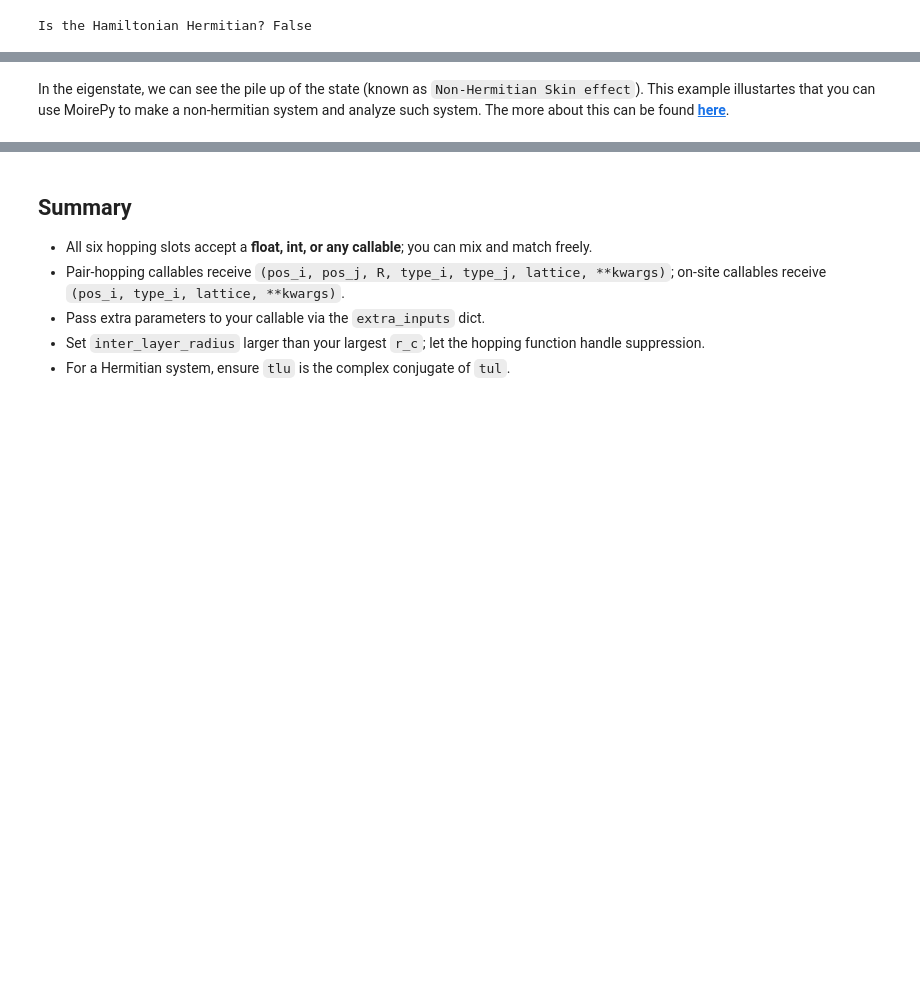
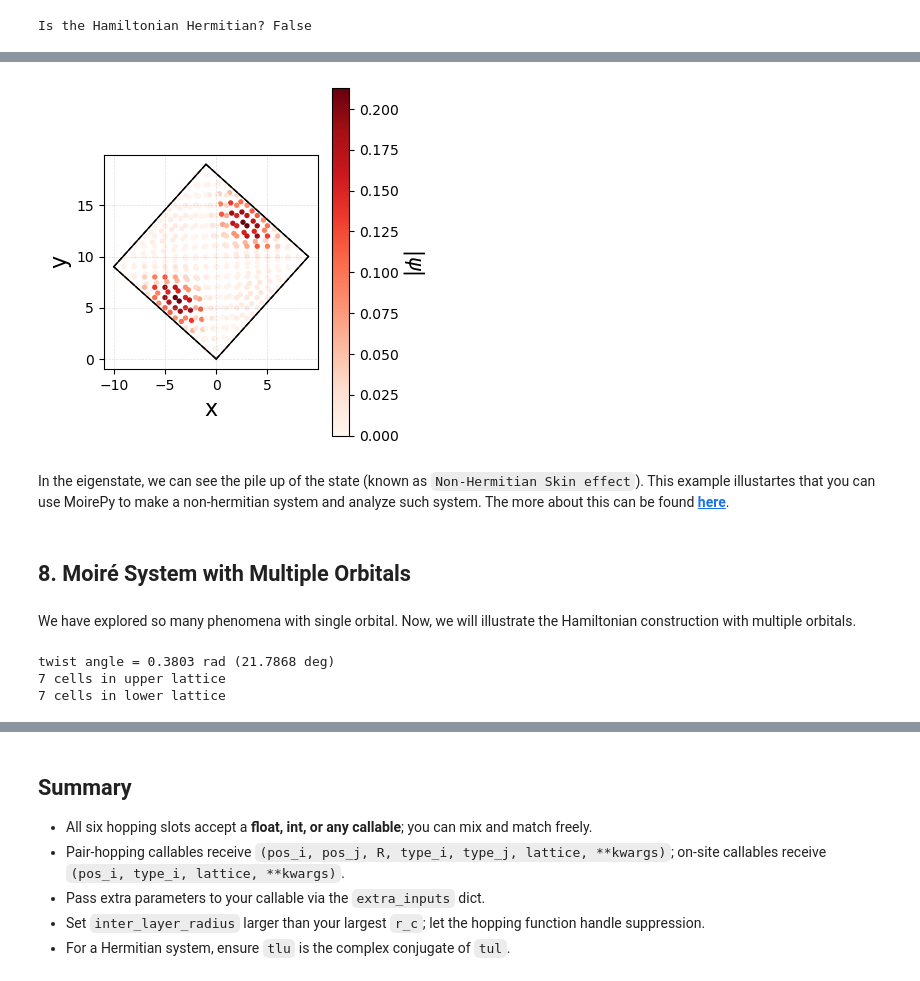
Before and after one commit to jabed-umar/MoirePy, a Jupyter notebook: docs/getting_started/custom_hoppings.ipynb, the cells around one changed output, grey strips where cells are left out. Saved outputs shown, nothing was run; the diff lists cells and outputs as text; code cells hidden in the pictures; blank space fills up the shorter version.

```diff
--- a/docs/getting_started/custom_hoppings.ipynb
+++ b/docs/getting_started/custom_hoppings.ipynb
@@ -238,2 +195,58 @@ plt.show()
+# %%
+## Lets plot the |eigenvectors| (amplitude of a given state) of the Hamiltonian for a specific eigenvalue----
+N = lattice_obc.lower_lattice.points.shape[0]
+R =  6
+
+plt.figure(figsize=(4, 4))
+nx = lattice_obc.n1
+ny = lattice_obc.n2
+mlv1 = lattice_obc.mlv1
+mlv2 = lattice_obc.mlv2
+
+# Draw large unit cell
+plt.plot([0, nx*mlv1[0]], [0, nx*mlv1[1]], 'k', linewidth=1)
+plt.plot([0, ny*mlv2[0]], [0, ny*mlv2[1]], 'k', linewidth=1)
+plt.plot([nx*mlv1[0], nx*mlv1[0] + ny*mlv2[0]],
+         [nx*mlv1[1], nx*mlv1[1] + ny*mlv2[1]], 'k', linewidth=1)
+plt.plot([ny*mlv2[0], nx*mlv1[0] + ny*mlv2[0]],
+         [ny*mlv2[1], nx*mlv1[1] + ny*mlv2[1]], 'k', linewidth=1)
+
+# Draw base unit cell
+plt.plot([0, mlv1[0]], [0, mlv1[1]], 'k--', linewidth=1)
+plt.plot([0, mlv2[0]], [0, mlv2[1]], 'k--', linewidth=1)
+plt.plot([mlv1[0], mlv1[0] + mlv2[0]],
+         [mlv1[1], mlv1[1] + mlv2[1]], 'k--', linewidth=1)
+plt.plot([mlv2[0], mlv1[0] + mlv2[0]],
+         [mlv2[1], mlv1[1] + mlv2[1]], 'k--', linewidth=1)
+
+# Plot upper and lower lattice points
+sc1 = plt.scatter(lattice_obc.upper_lattice.points[:, 0],
+                  lattice_obc.upper_lattice.points[:, 1],
+                  c=np.abs(v[:N, R]), cmap='Reds', s=8, label='Upper')
+sc2 = plt.scatter(lattice_obc.lower_lattice.points[:, 0],
+                  lattice_obc.lower_lattice.points[:, 1],
+                  c=np.abs(v[N:, R]), cmap='Reds', s=8, label='Lower')
+
+plt.gca().set_aspect('equal', adjustable='box')
+
+# Colorbar
+cbar = plt.colorbar(sc2)
+cbar.set_label(r'$|\psi|$', rotation=270, labelpad=20, fontsize=15)
+
+# Axis labels
+plt.xlabel('x', fontsize=16)
+plt.ylabel('y', fontsize=16)
+
+# Clean grid and layout
+plt.grid(True, linestyle='--', linewidth=0.5, alpha=0.4)
+plt.tight_layout()
+
+plt.show()
+# %% [output]
+[figure, added]
 # %% [markdown]
 In the eigenstate, we can see the pile up of the state (known as `Non-Hermitian Skin effect`). This example illustartes that you can use MoirePy to make a non-hermitian system and analyze such system. The more about this can be found **[here](examples.md)**.
+# %% [markdown]
+## 8. Moiré System with Multiple Orbitals
+# %% [markdown]
+We have explored so many phenomena with single orbital. Now, we will illustrate the Hamiltonian construction with multiple orbitals.
@@ -239,0 +255,13 @@ In the eigenstate, we can see the pile up of the state (known as `Non-Hermitian
+# %%
+lattice = BilayerMoireLattice(
+    latticetype=TriangularLayer,
+    ll1=1, ll2=2,
+    ul1=2, ul2=1,
+    n1=1, n2=1,
+    k = 2,
+    pbc=True  # for k-space
+)
+# %% [output]
+twist angle = 0.3803 rad (21.7868 deg)
+7 cells in upper lattice
+7 cells in lower lattice
```
Also changed, not shown: parts of 14 cells of this notebook, 2 other files.
